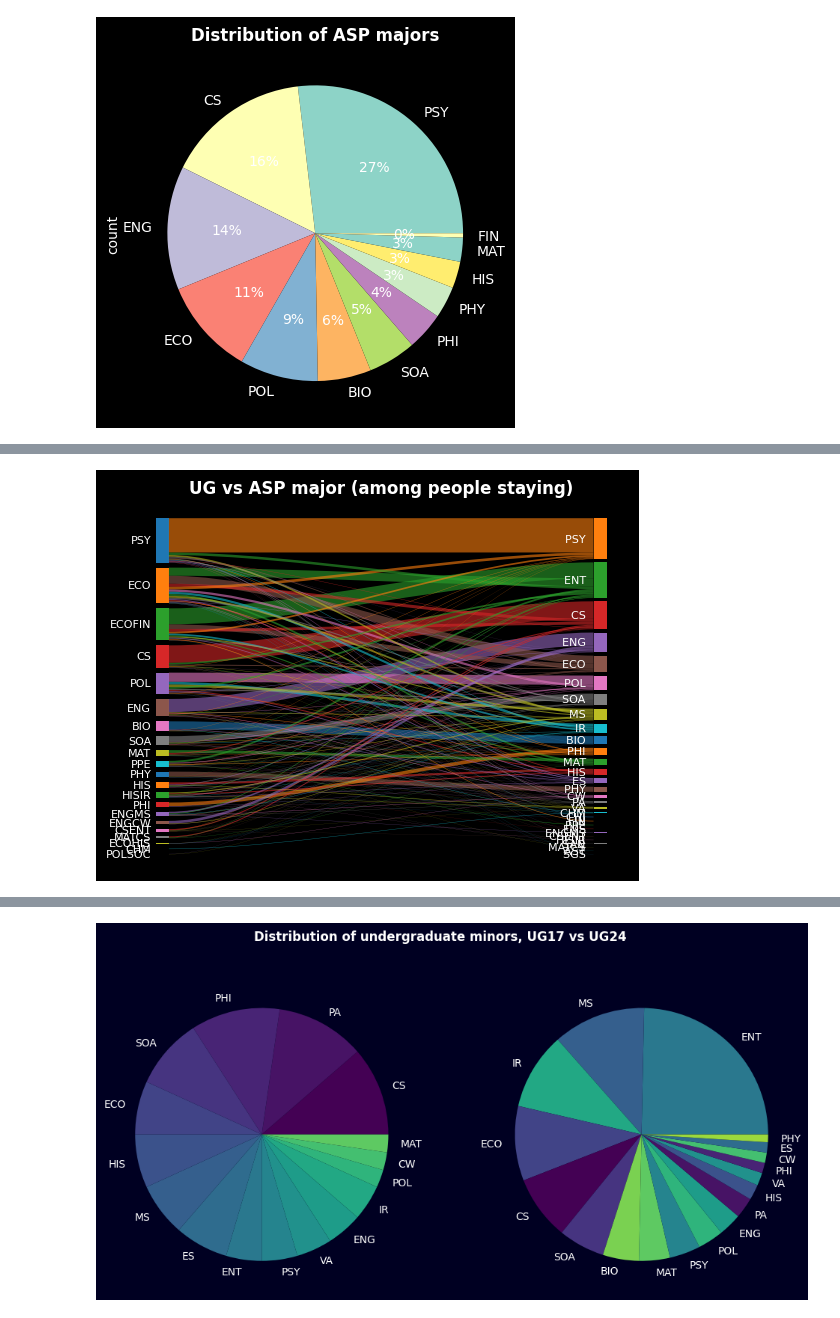
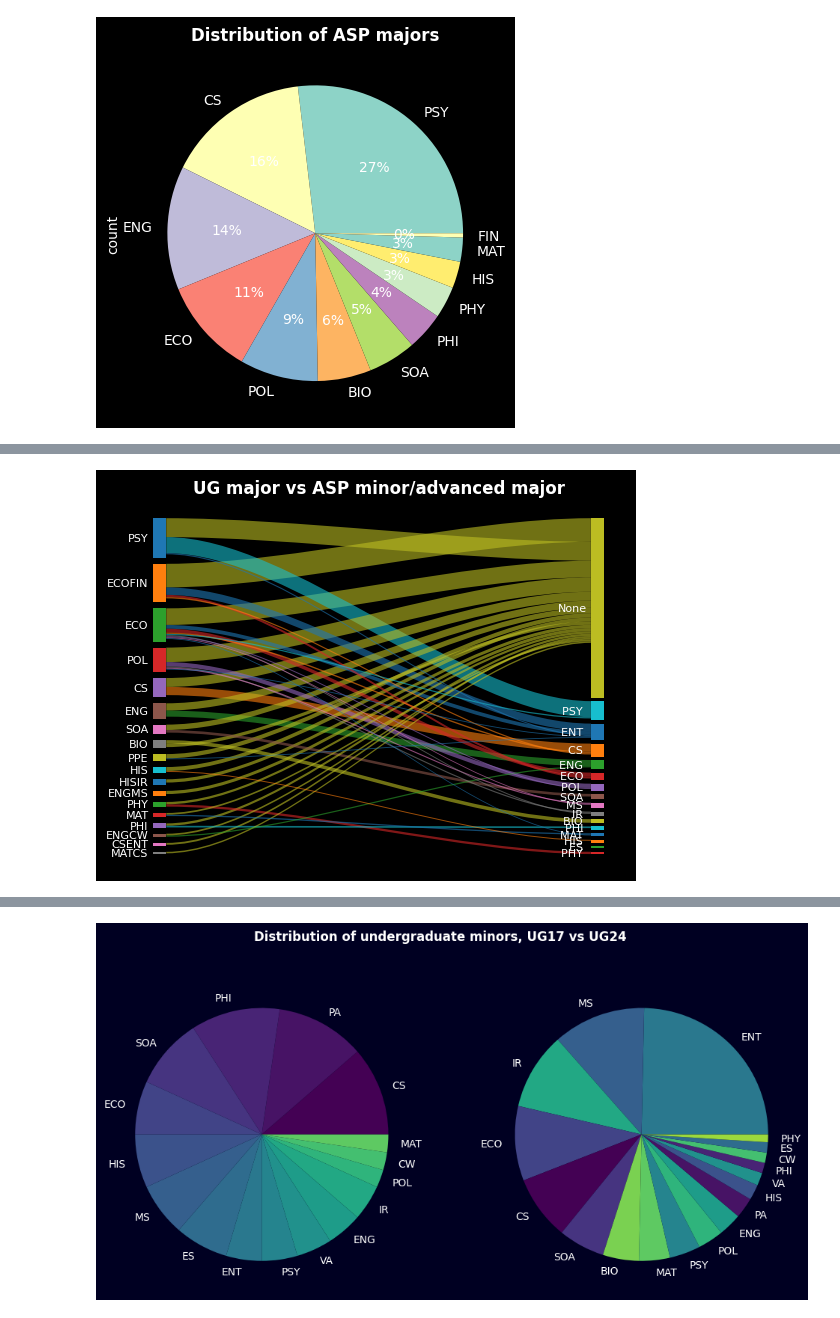
Before and after one commit to kkkarnav/ashokaDemo, a Jupyter notebook: 4_analyse_students.ipynb, the cells around one changed output, grey strips where cells are left out. Cells and saved outputs as stored; diff of their text form; code cells hidden in the pictures.

```diff
--- a/4_analyse_students.ipynb
+++ b/4_analyse_students.ipynb
@@ -73,12 +75,10 @@ asps["ug_grad"] = asps["grad"] - 1
 asps["major"] = asps["major"] + " "
 asps["minor"] = asps["minor"].apply(lambda x: x.replace(",", " ,") if (not pd.isna(x) and type(x) == str and "," in x) else x + " " if not pd.isna(x) else None)
 # %%
-people = pd.merge(ugs, asps, how="left", left_on=["name", "grad"], right_on=["name", "ug_grad"], suffixes=("_ug", "_asp"))
-people["subject_asp"] = people.apply(lambda x: x["minor_asp"].split(",")[0] if (not pd.isna(x["minor_asp"]) and type(x["minor_asp"]) == str and "," in x["minor_asp"]) else x["minor_asp"] if not pd.isna(x["minor_asp"]) else x["major_asp"] if not pd.isna(x["major_asp"]) else None, axis=1)
-people["major_asp"] = people.apply(lambda x: x["major_asp"] if not pd.isna(x["major_asp"]) else x["minor_asp"].split(",")[0] if (not pd.isna(x["minor_asp"]) and type(x["minor_asp"]) == str and "," in x["minor_asp"]) else x["minor_asp"] if not pd.isna(x["minor_asp"]) else None, axis=1)
+all_people = pd.merge(ugs, asps, how="left", left_on=["name", "grad"], right_on=["name", "ug_grad"], suffixes=("_ug", "_asp"))
+all_people["subject_asp"] = all_people.apply(lambda x: x["minor_asp"].split(",")[0] if (not pd.isna(x["minor_asp"]) and type(x["minor_asp"]) == str and "," in x["minor_asp"]) else x["minor_asp"] if not pd.isna(x["minor_asp"]) else x["major_asp"] if not pd.isna(x["major_asp"]) else None, axis=1)
+all_people["major_asp"] = all_people.apply(lambda x: x["major_asp"] if not pd.isna(x["major_asp"]) else x["minor_asp"].split(",")[0] if (not pd.isna(x["minor_asp"]) and type(x["minor_asp"]) == str and "," in x["minor_asp"]) else x["minor_asp"] if not pd.isna(x["minor_asp"]) else None, axis=1)
 
-people = people[~people["subject_asp"].isnull()]
-# people = people[people["batch_ug"] == "UG 2021-24"]
-people
+all_people
 # %% [output]
 |  | batch_ug | email_ug | id_ug | name | status_ug | major_ug | minor_ug | program_ug | grad_ug | cgpa_ug | ... |
@@ -96,0 +97,6 @@ people
+# %%
+all_people["major_asp"] = all_people["major_asp"].fillna("None")
+all_people["minor_ug"] = all_people["minor_ug"].fillna("None")
+all_people["minor_asp"] = all_people["minor_asp"].fillna("None")
+all_people["subject_asp"] = all_people["subject_asp"].fillna("None")
+people = all_people[~all_people["status_asp"].isnull()]
@@ -108,14 +135,14 @@ s.draw()
 # %%
-level1 = sorted([(key, value) for key, value in people["major_ug"].value_counts().items()], key=lambda x: x[1],
-                reverse=True)
-level2 = sorted([(key, value) for key, value in people["major_asp"].value_counts().items()], key=lambda x: x[1],
-                reverse=True)
-flows = list((people[["major_ug", "major_asp"]].value_counts()).reset_index().apply(
-    lambda x: (x["major_ug"], x["major_asp"], x["count"]), axis=1))
+level1 = sorted([(key, value) for key, value in all_people["major_ug"].value_counts().items()], key=lambda x: x[1],
+                reverse=True)[:18]
+level2 = sorted([(key, value) for key, value in all_people["major_asp"].value_counts().items()], key=lambda x: x[1],
+                reverse=True)[:16]
+flows = list((all_people[["major_ug", "major_asp"]].value_counts()).reset_index().apply(
+    lambda x: (x["major_ug"], x["major_asp"], x["count"]), axis=1))[:45]
 # %%
 s = Sankey(flows=flows, nodes=[level1, level2],
            node_opts=dict(label_pos="left", label_opts={"fontsize": 8}, label_format='{label}'))
-plt.title("UG vs ASP major (among people staying)", weight="bold")
+plt.title("UG major vs ASP minor/advanced major", weight="bold")
 s.draw()
 # %% [output]
-[figure, old version]
+[figure, new version]
```
Also changed, not shown: parts of 37 cells of this notebook, 6 other files.
